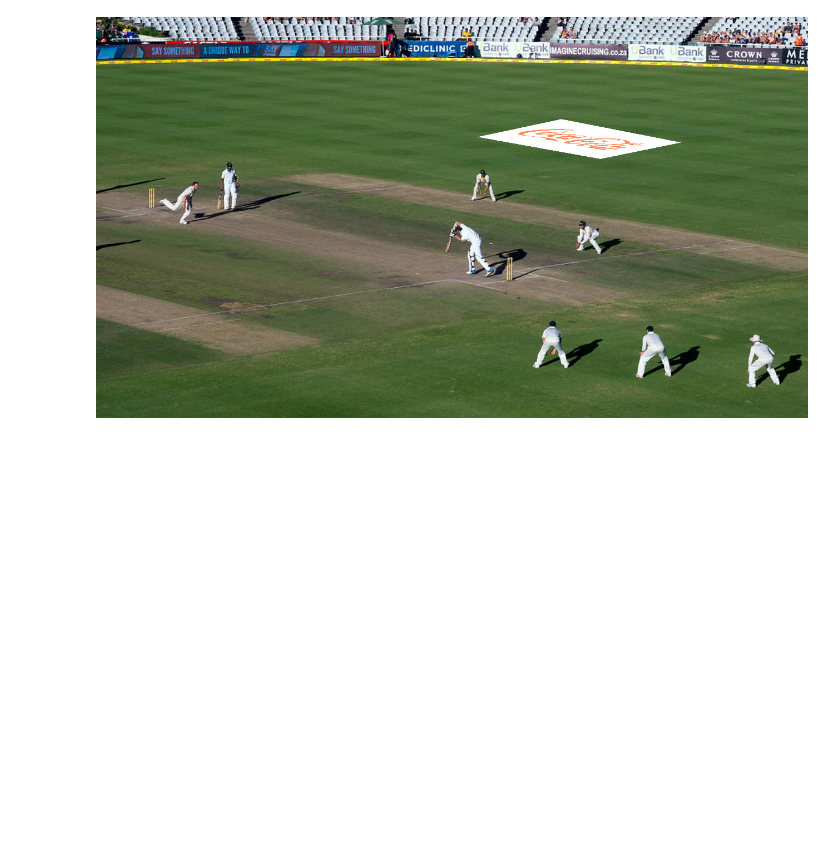
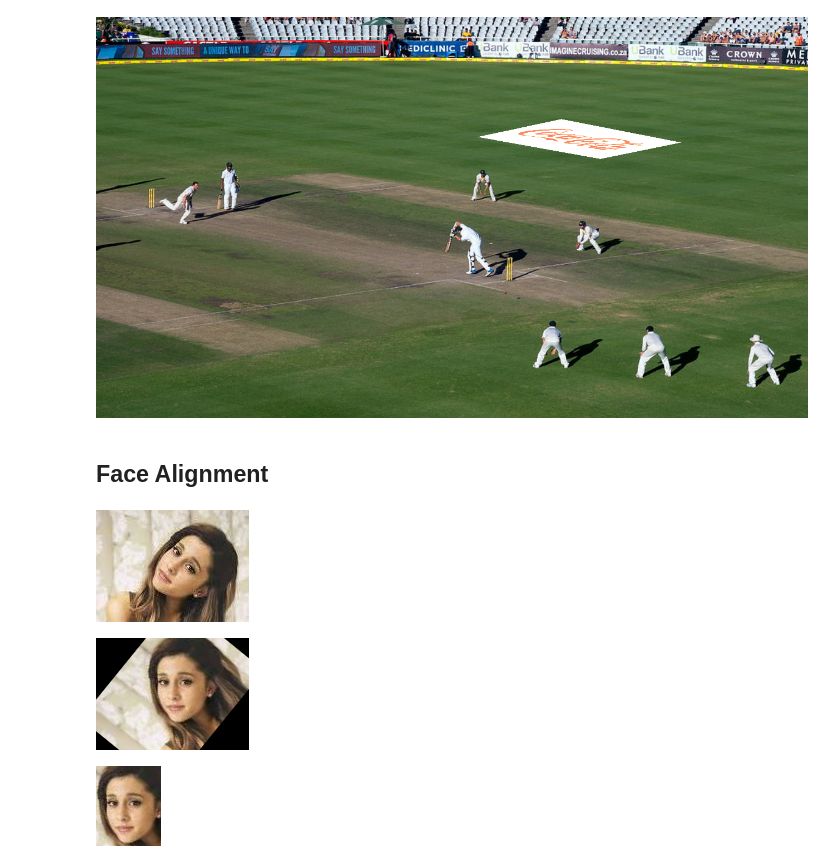
Before and after one commit to aryamaanjain/cvit_workshop, a Jupyter notebook: day_3/cvit_summer_workshop_28may2020_2.ipynb, the cells around one changed output. Cells and saved outputs as stored; diff of their text form; code cells hidden in the pictures; blank space fills up the shorter version.

```diff
--- a/day_3/cvit_summer_workshop_28may2020_2.ipynb
+++ b/day_3/cvit_summer_workshop_28may2020_2.ipynb
@@ -34,3 +34,33 @@ merge = cv2.add(coca_homo, stad)
 cv2_imshow(merge)
 # %% [output]
 [figure]
+# %% [markdown]
+## Face Alignment
+# %%
+import math
+img = cv2.imread('tilted_face.jpg')
+rows,cols,ch = img.shape
+
+x = [82, 42]  # left eye
+y = [95, 58]  # right eye
+z = [100, 42] # same y as x
+
+a = [z[0]-x[0], z[1]-x[1]]
+b = [y[0]-x[0], y[1]-x[1]]
+
+adotb = a[0]*b[0] + a[1]*b[1]
+ab = math.sqrt(a[0]**2 + a[1]**2) * math.sqrt(b[0]**2 + b[1]**2)
+angle = math.degrees(math.acos(adotb/ab))
+
+R = cv2.getRotationMatrix2D((cols/2,rows/2),angle,1)
+imgr = cv2.warpAffine(img,R,(cols,rows))
+
+crop = imgr[7:87, 51:116, :]
+
+cv2_imshow(img)
+cv2_imshow(imgr)
+cv2_imshow(crop)
+# %% [output]
+[figure, added]
+[figure, added]
+[figure, added]
```
